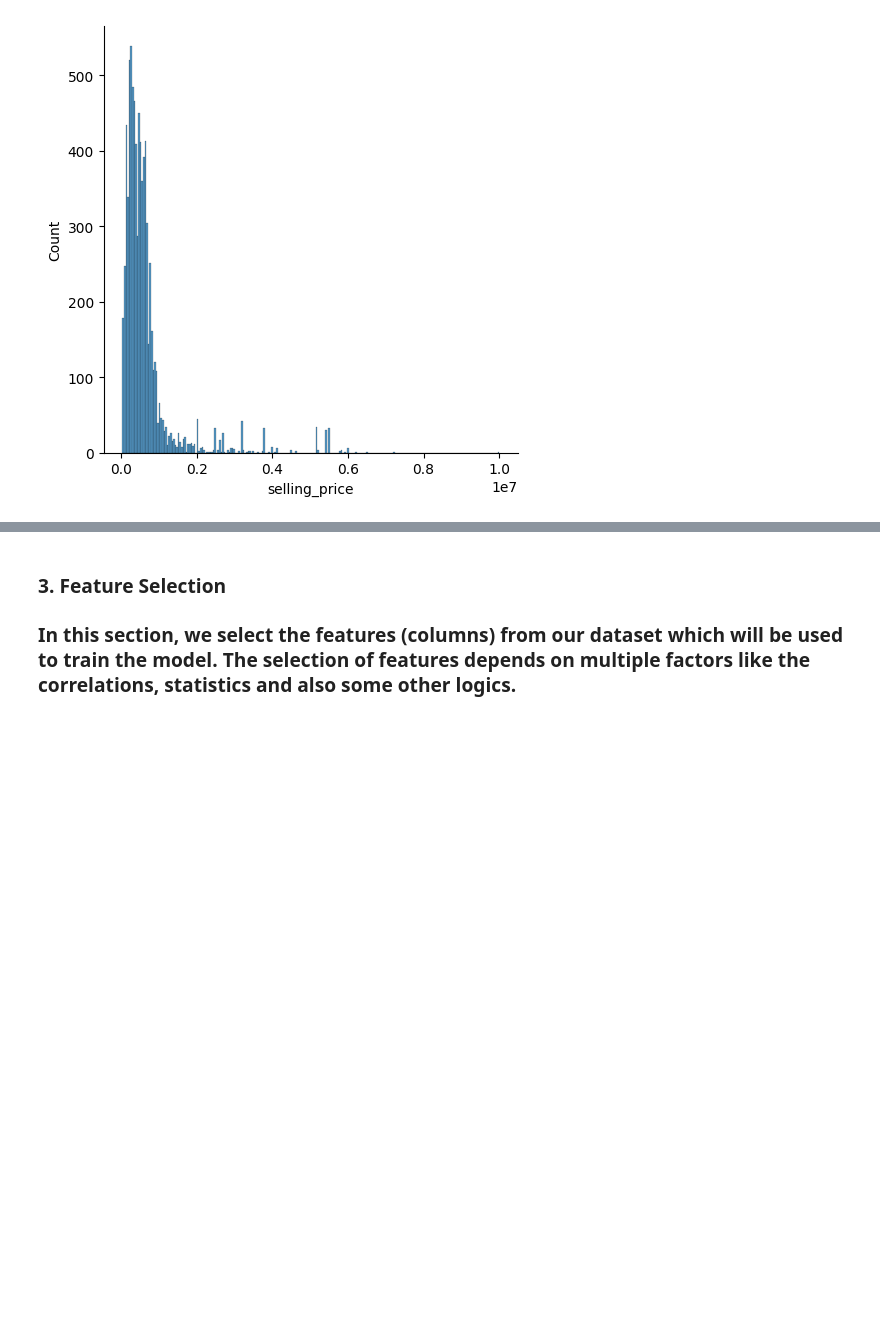
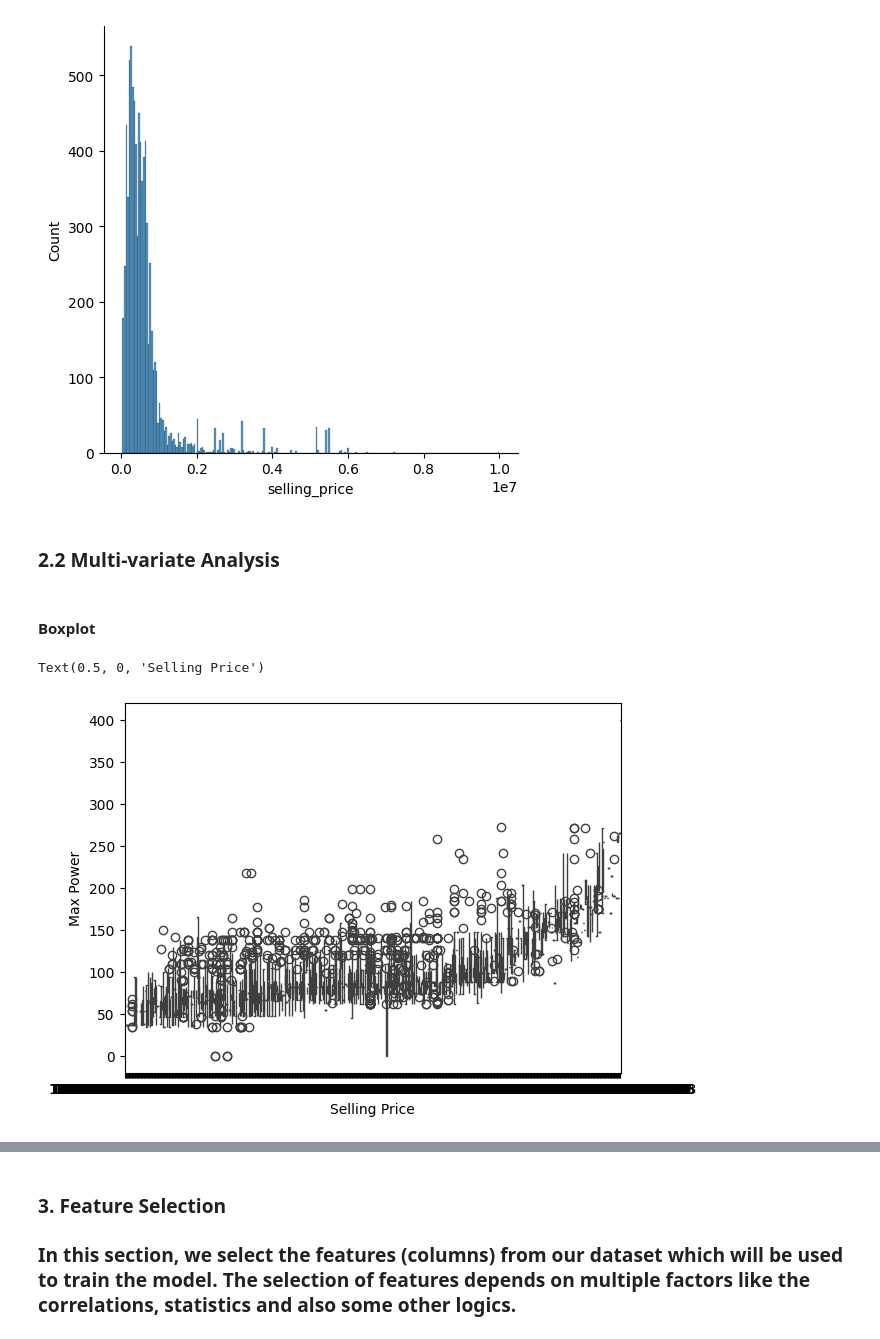
Before and after one commit to puskr99/car-price-prediction-ML, a Jupyter notebook: code/car-price-prediction.ipynb, the cells around one changed output, grey strips where cells are left out. Cells and saved outputs as stored; diff of their text form; code cells hidden in the pictures; blank space fills up the shorter version.

Commit message:
added some graphs

```diff
--- a/code/car-price-prediction.ipynb
+++ b/code/car-price-prediction.ipynb
@@ -270,3 +262,14 @@ sns.displot(data = df, x = 'selling_price')
 # %% [output]
 <seaborn.axisgrid.FacetGrid at 0x...>
 [figure]
+# %% [markdown]
+### 2.2 Multi-variate Analysis
+# %% [markdown]
+#### Boxplot
+# %%
+sns.boxplot(x = np.log(df["selling_price"]), y = df["max_power"]);
+plt.ylabel("Max Power")
+plt.xlabel("Selling Price")
+# %% [output]
+Text(0.5, 0, 'Selling Price')
+[figure, added]
```
Also changed, not shown: parts of 12 cells of this notebook, 1 other file.
